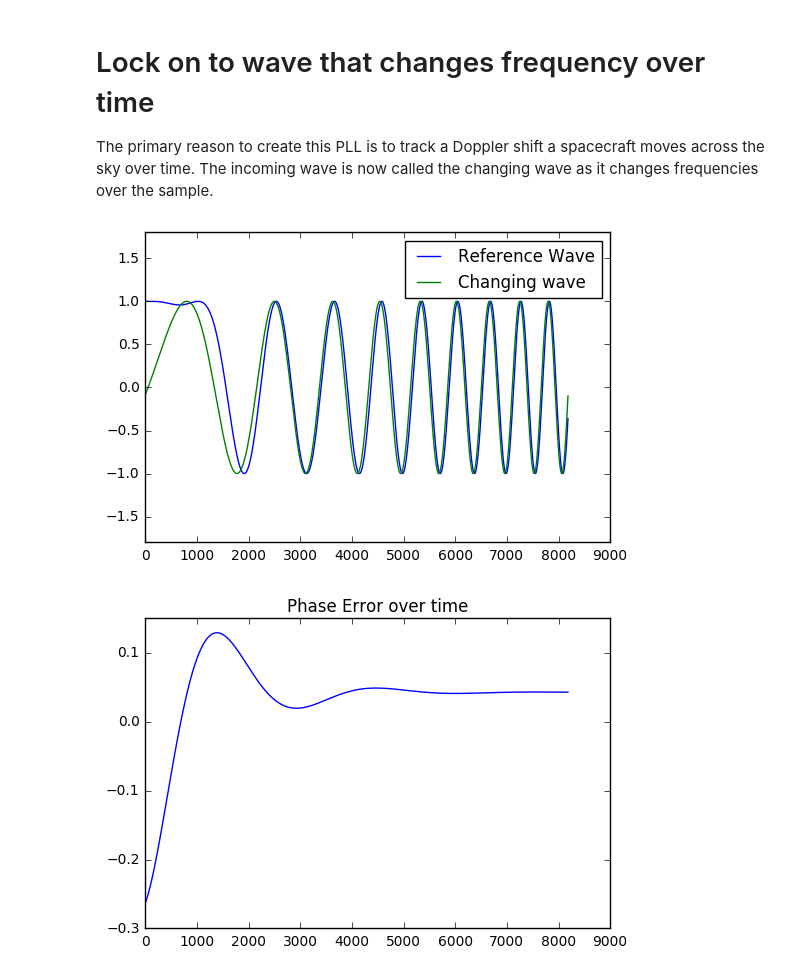
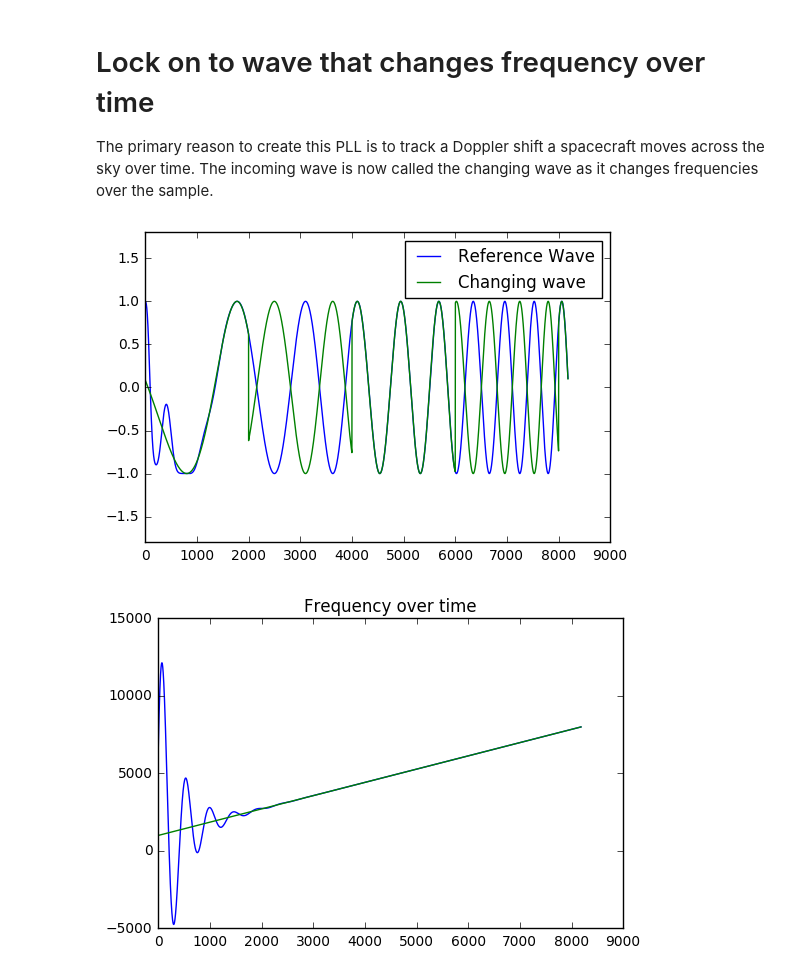
Before and after one commit to psas/gps, a Jupyter notebook: notebooks/Complex_Wave.ipynb, the cells around one changed output. Cells and saved outputs as stored; diff of their text form; code cells hidden in the pictures.

```diff
--- a/notebooks/Complex_Wave.ipynb
+++ b/notebooks/Complex_Wave.ipynb
@@ -164,6 +193,12 @@ adjustment = 0
 oldErr = 0
 oldRef = 0
 
+#summation interval
+interval = 1/fs
+
+#iterate over every sample and adjust
+r = [] #ref frequency recording
+
 #iterate over every sample and adjust
 for n, samp in enumerate(incWav):
     #Mix
@@ -171,20 +206,24 @@ for n, samp in enumerate(incWav):
     #m[n] = mixed
 
     #Check discriminator
-    d = np.angle(mixed) / (2*np.pi)
+    #d = np.angle(mixed) / (2*np.pi)
+    d = np.arctan(np.imag(mixed)/np.real(mixed)) / (2*np.pi)
     discriminator[n] = d #Save discriminator
 
 
     #Adjust frequency
-    adjustment = oldRef + (d - oldErr) * (7000) + d * 20
+    adjustment = oldRef + (d - oldErr) * t1 + d * t2#(7000) + d * 20
     refFreq = baseF +  adjustment
     oldRef = adjustment
+
+    r.append(refFreq)
 
     oldErr = d
 
     #Calculate next reference frequency sample
     if (n<len(incWav)-1):
         refWave[n + 1] = refWave[n] * np.exp(1j * 2 * np.pi * (refFreq/fs))
+    can[n] = refWave[n] * np.conj(incWav[n])
 # %%
 #plt.plot(discriminator)
 #plt.show()
@@ -213,26 +255,30 @@ changingWav = np.zeros(4092 * 2, dtype = 'complex')
 
 #Set start and stop frequencies below
 fList = np.linspace(1000, 8000, len(changingWav))
-
+#bList = np.zeros(len(changingwav))
 #Make the incoming wave
 changingFreq = np.exp(1j * 2 * np.pi * (fList/fs))
 
 pOffset = np.deg2rad(-95)
 changingPhase = np.exp(1j * pOffset)
 
+
+
 for n, w in enumerate(changingWav):
     changingWav[n] = changingPhase
     changingPhase = changingPhase * changingFreq[n]
+    if (n % 2000 == 1):
+        changingPhase = -changingPhase
 
 #Logging Vectors
 refWave = np.zeros(len(changingWav), dtype='complex')
 m = np.zeros(len(changingWav))
 discriminator = np.zeros(len(changingWav))
 rf = np.zeros(len(changingWav))
-
+can = np.zeros(len(changingWav), dtype = 'complex')
 
 #Initialize vars
-baseF = ff
+baseF = fList[0]
 refFreq = baseF #Initial frequency
 
 refphase = 1 + 0j #Initial phase
@@ -243,6 +289,8 @@ adjustment = 0
 oldErr = 0
 oldRef = 0
 
+r = [] #ref frequency recording
+
 #iterate over every sample and adjust
 for n, samp in enumerate(changingWav):
     #Mix
@@ -250,32 +298,37 @@ for n, samp in enumerate(changingWav):
     #m[n] = mixed
 
     #Check discriminator
-    d = np.angle(mixed) / (2*np.pi)
+    #d = np.angle(mixed) / (2*np.pi)
+    d = np.arctan(np.imag(mixed)/np.real(mixed)) / (2*np.pi)
     discriminator[n] = d #Save discriminator
 
 
     #Adjust frequency
-    adjustment = oldRef + (d - oldErr) * (7000) + d * 20
+    adjustment = oldRef + (d - oldErr) * t1 + d * t2#(7000) + d * 20
     refFreq = baseF +  adjustment
     oldRef = adjustment
+
+    r.append(refFreq)
 
     oldErr = d
 
     #Calculate next reference frequency sample
     if (n<len(incWav)-1):
         refWave[n + 1] = refWave[n] * np.exp(1j * 2 * np.pi * (refFreq/fs))
+    can[n] = refWave[n] * np.conj(changingWav[n])
 # %%
 #plt.plot(discriminator)
 #plt.show()
 plt.plot(np.real(refWave), label = 'Reference Wave')
 plt.plot(np.real(changingWav), label = 'Changing wave')
 plt.ylim([-1.8, 1.8])
 plt.legend()
 plt.show()
 
-plt.plot(discriminator)
-plt.title('Phase Error over time')
+plt.plot(r)
+plt.plot(fList)
+plt.title('Frequency over time')
 plt.show()
 # %% [output]
-[figure, old version]
+[figure, new version]
-[figure, old version]
+[figure, new version]
```
Also changed, not shown: parts of 10 cells of this notebook.
